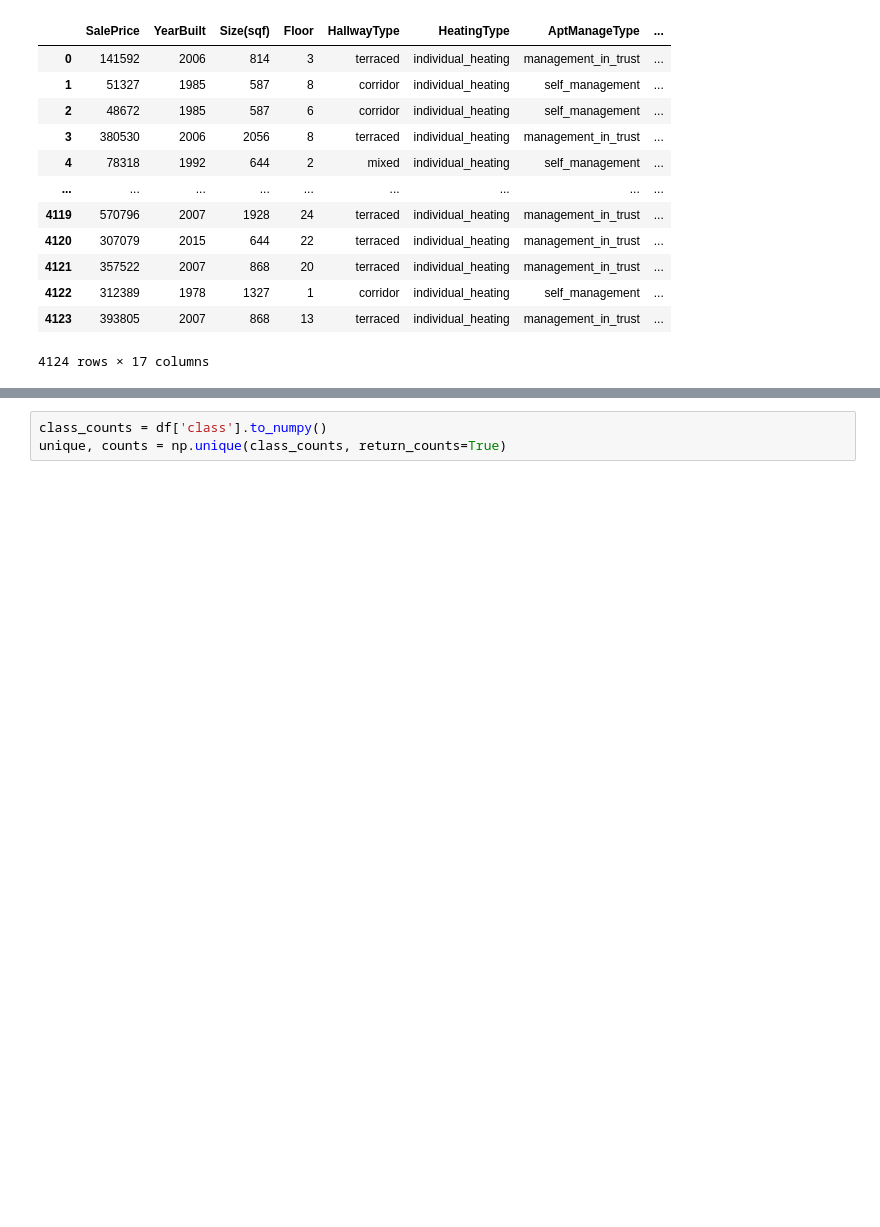
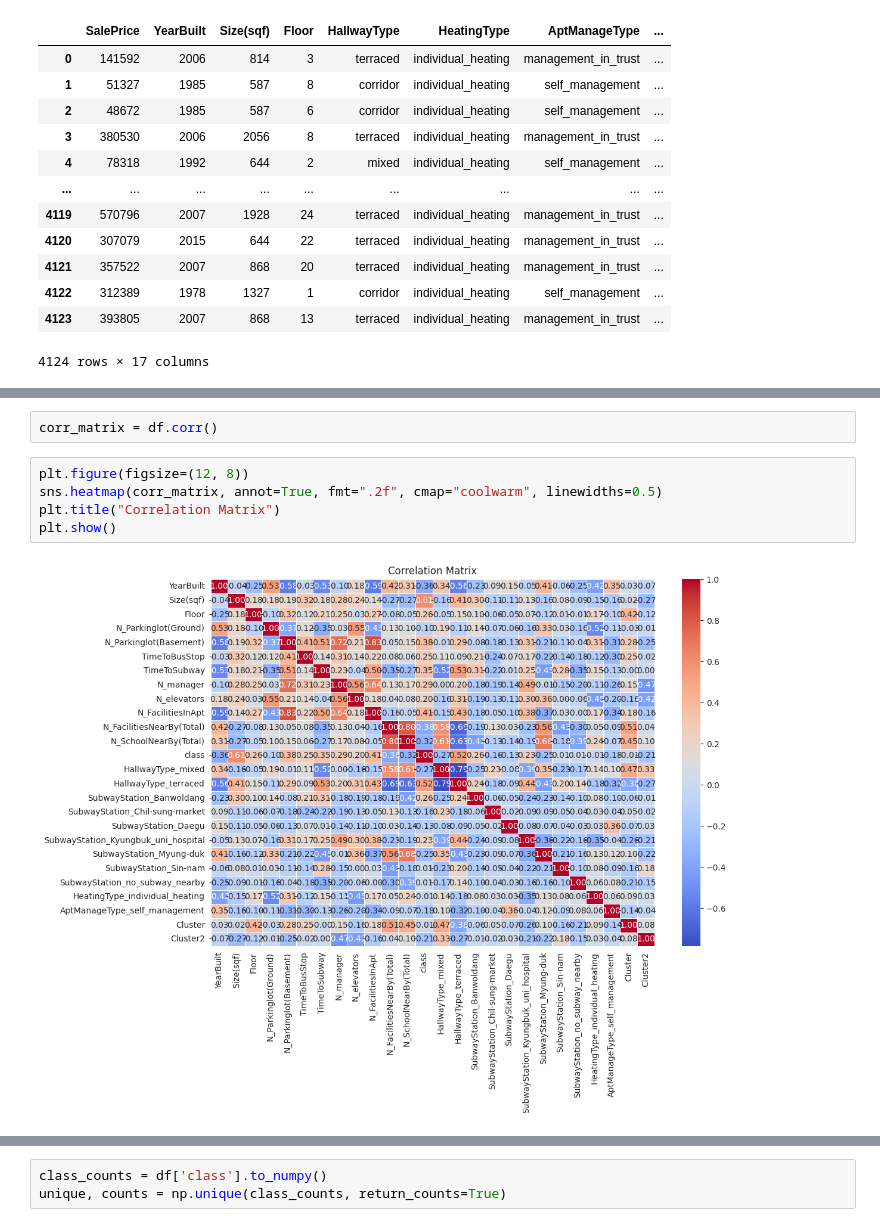
Before and after one commit to VisteK528/SztuczneSieciNeuronowe, a Jupyter notebook: mini_projekt_2/apartments_project.ipynb, the cells around one changed output, grey strips where cells are left out. Drawn from its saved outputs; the diff is of its cells as text; blank space fills up the shorter version.

```diff
--- a/mini_projekt_2/apartments_project.ipynb
+++ b/mini_projekt_2/apartments_project.ipynb
@@ -109,0 +128,9 @@ df
+# %%
+corr_matrix = df.corr()
+# %%
+plt.figure(figsize=(12, 8))
+sns.heatmap(corr_matrix, annot=True, fmt=".2f", cmap="coolwarm", linewidths=0.5)
+plt.title("Correlation Matrix")
+plt.show()
+# %% [output]
+[figure, added]
```
Also changed, not shown: parts of 27 cells of this notebook, 4 other files.
